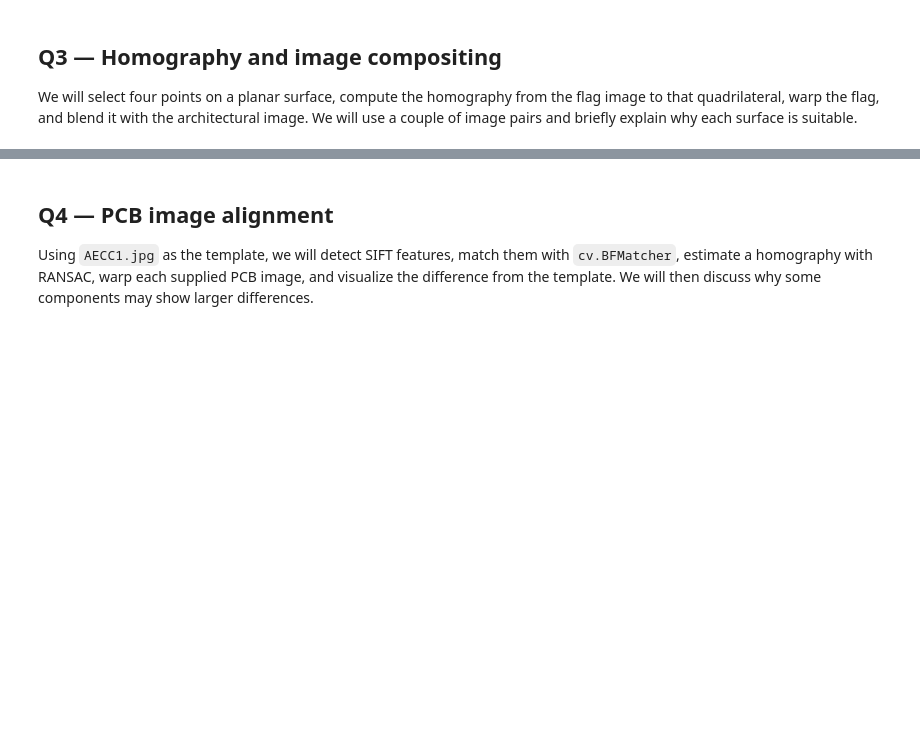
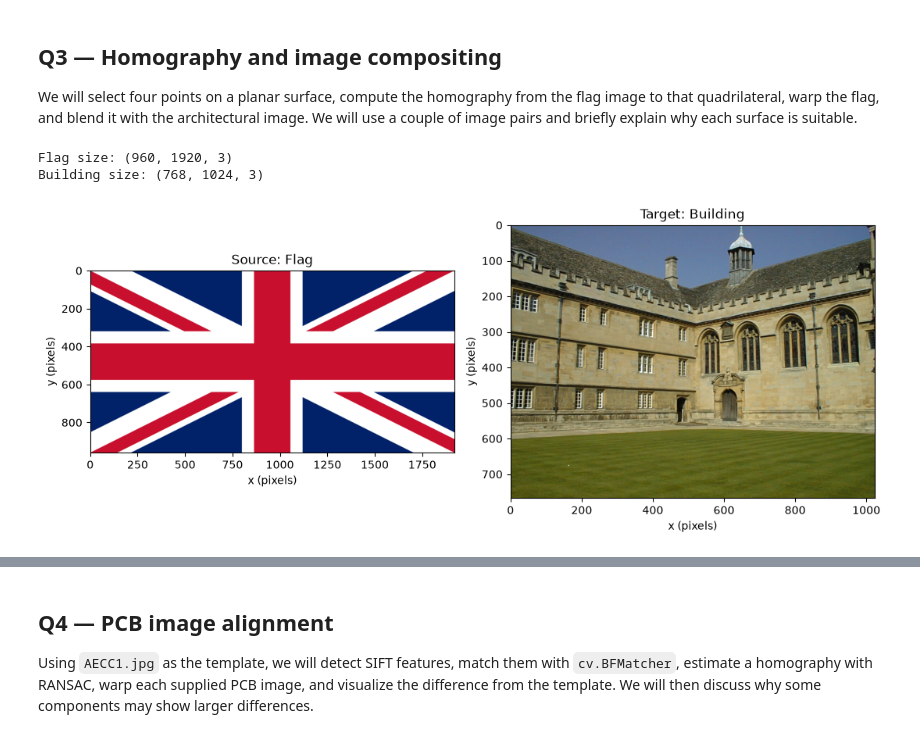
Before and after one commit to Abdul-Rahman-bme/EN3160-Image-processing-and-Machine-Vision, a Jupyter notebook: Assignment_02/230507R_EN3160_A02.ipynb, the cells around one changed output, grey strips where cells are left out. Cells and saved outputs as stored; diff of their text form; code cells hidden in the pictures; blank space fills up the shorter version.

Commit message:
Continue Q3 homography and image alignment

```diff
--- a/Assignment_02/230507R_EN3160_A02.ipynb
+++ b/Assignment_02/230507R_EN3160_A02.ipynb
@@ -365,3 +361,34 @@ If the circle is fitted first, RANSAC may find the correct circle, but there is
 ## Q3 — Homography and image compositing
 
 We will select four points on a planar surface, compute the homography from the flag image to that quadrilateral, warp the flag, and blend it with the architectural image. We will use a couple of image pairs and briefly explain why each surface is suitable.
+# %%
+
+# Q3 - Load the flag and building images
+flag = cv.imread(str(IMAGE_DIR / "flag.png"))
+building = cv.imread(str(IMAGE_DIR / "wadham.jpg"))
+
+if flag is None or building is None:
+    raise FileNotFoundError("Check the image filenames and folder paths.")
+
+flag_rgb = cv.cvtColor(flag, cv.COLOR_BGR2RGB)
+building_rgb = cv.cvtColor(building, cv.COLOR_BGR2RGB)
+
+print("Flag size:", flag.shape)
+print("Building size:", building.shape)
+
+fig, ax = plt.subplots(1, 2, figsize=(11, 5))
+ax[0].imshow(flag_rgb)
+ax[0].set_title("Source: Flag")
+ax[1].imshow(building_rgb)
+ax[1].set_title("Target: Building")
+
+for a in ax:
+    a.set_xlabel("x (pixels)")
+    a.set_ylabel("y (pixels)")
+
+plt.tight_layout()
+plt.show()
+# %% [output]
+Flag size: (960, 1920, 3)
+Building size: (768, 1024, 3)
+[figure, added]
```
Also changed, not shown: parts of 5 cells of this notebook.
